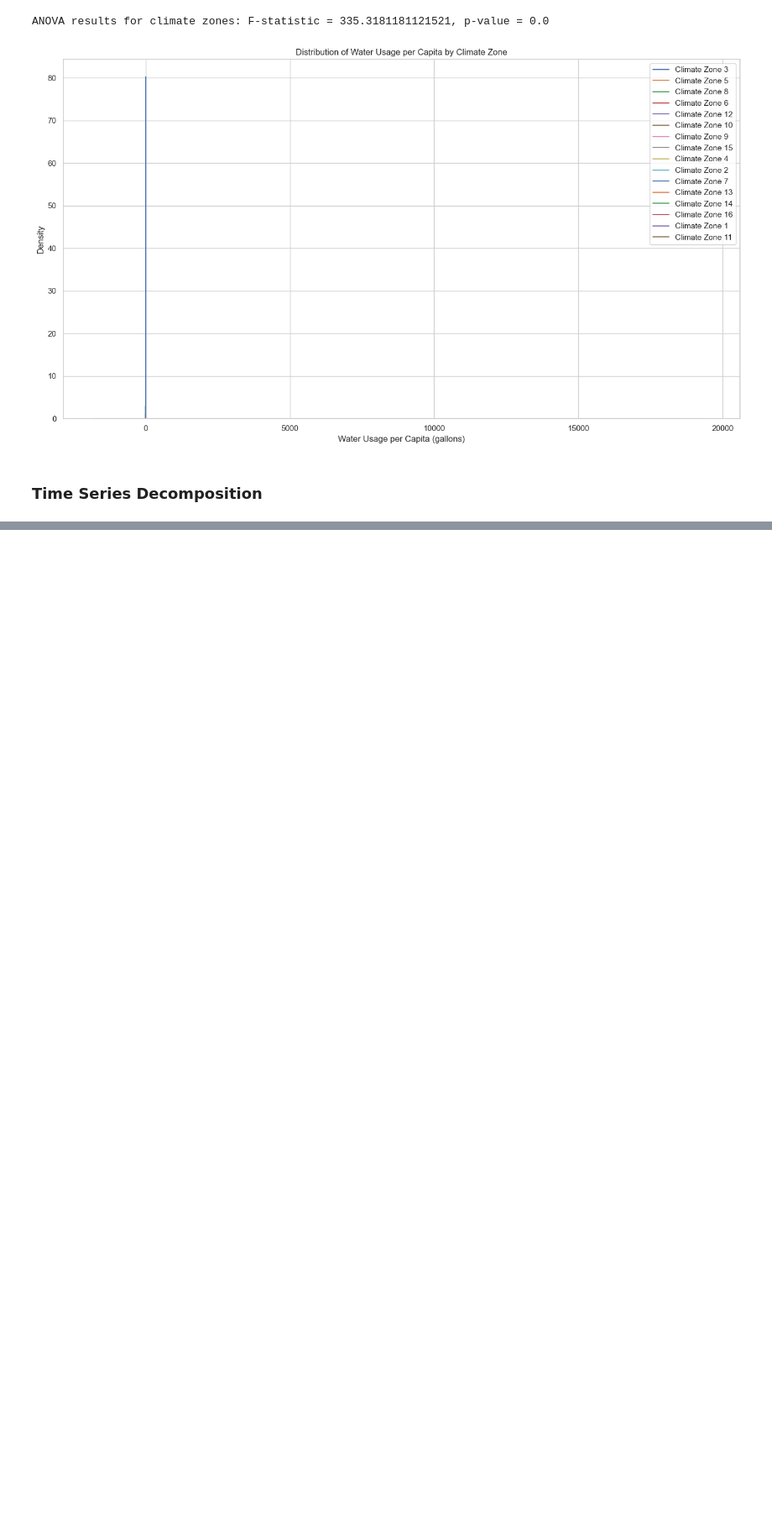
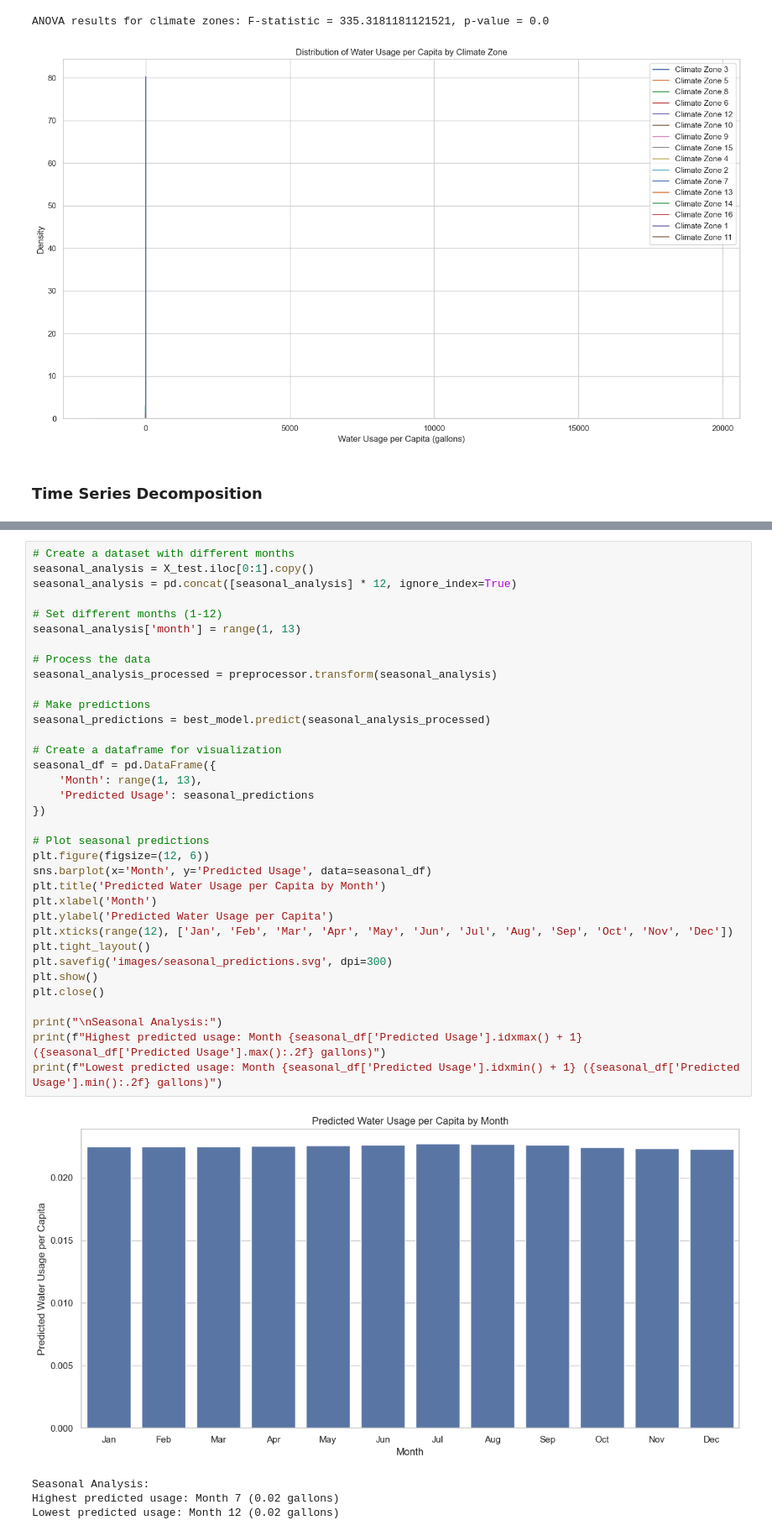
Before and after one commit to harneetdhillon2020/cmpe255_final_project, a Jupyter notebook: 255_project.ipynb, the cells around one changed output, grey strips where cells are left out. Shown at 84% size. Drawn from its saved outputs; the diff is of its cells as text; blank space fills up the shorter version.

```diff
--- a/255_project.ipynb
+++ b/255_project.ipynb
@@ -1143,0 +1434,40 @@ Successfully installed patsy-1.0.1 statsmodels-0.14.4
+# %%
+# Create a dataset with different months
+seasonal_analysis = X_test.iloc[0:1].copy()
+seasonal_analysis = pd.concat([seasonal_analysis] * 12, ignore_index=True)
+
+# Set different months (1-12)
+seasonal_analysis['month'] = range(1, 13)
+
+# Process the data
+seasonal_analysis_processed = preprocessor.transform(seasonal_analysis)
+
+# Make predictions
+seasonal_predictions = best_model.predict(seasonal_analysis_processed)
+
+# Create a dataframe for visualization
+seasonal_df = pd.DataFrame({
+    'Month': range(1, 13),
+    'Predicted Usage': seasonal_predictions
+})
+
+# Plot seasonal predictions
+plt.figure(figsize=(12, 6))
+sns.barplot(x='Month', y='Predicted Usage', data=seasonal_df)
+plt.title('Predicted Water Usage per Capita by Month')
+plt.xlabel('Month')
+plt.ylabel('Predicted Water Usage per Capita')
+plt.xticks(range(12), ['Jan', 'Feb', 'Mar', 'Apr', 'May', 'Jun', 'Jul', 'Aug', 'Sep', 'Oct', 'Nov', 'Dec'])
+plt.tight_layout()
+plt.savefig('images/seasonal_predictions.svg', dpi=300)
+plt.show()
+plt.close()
+
+print("\nSeasonal Analysis:")
+print(f"Highest predicted usage: Month {seasonal_df['Predicted Usage'].idxmax() + 1} ({seasonal_df['Predicted Usage'].max():.2f} gallons)")
+print(f"Lowest predicted usage: Month {seasonal_df['Predicted Usage'].idxmin() + 1} ({seasonal_df['Predicted Usage'].min():.2f} gallons)")
+# %% [output]
+[figure, added]
+Seasonal Analysis:
+Highest predicted usage: Month 7 (0.02 gallons)
+Lowest predicted usage: Month 12 (0.02 gallons)
```
Also changed, not shown: parts of 23 cells of this notebook, 33 other files.
